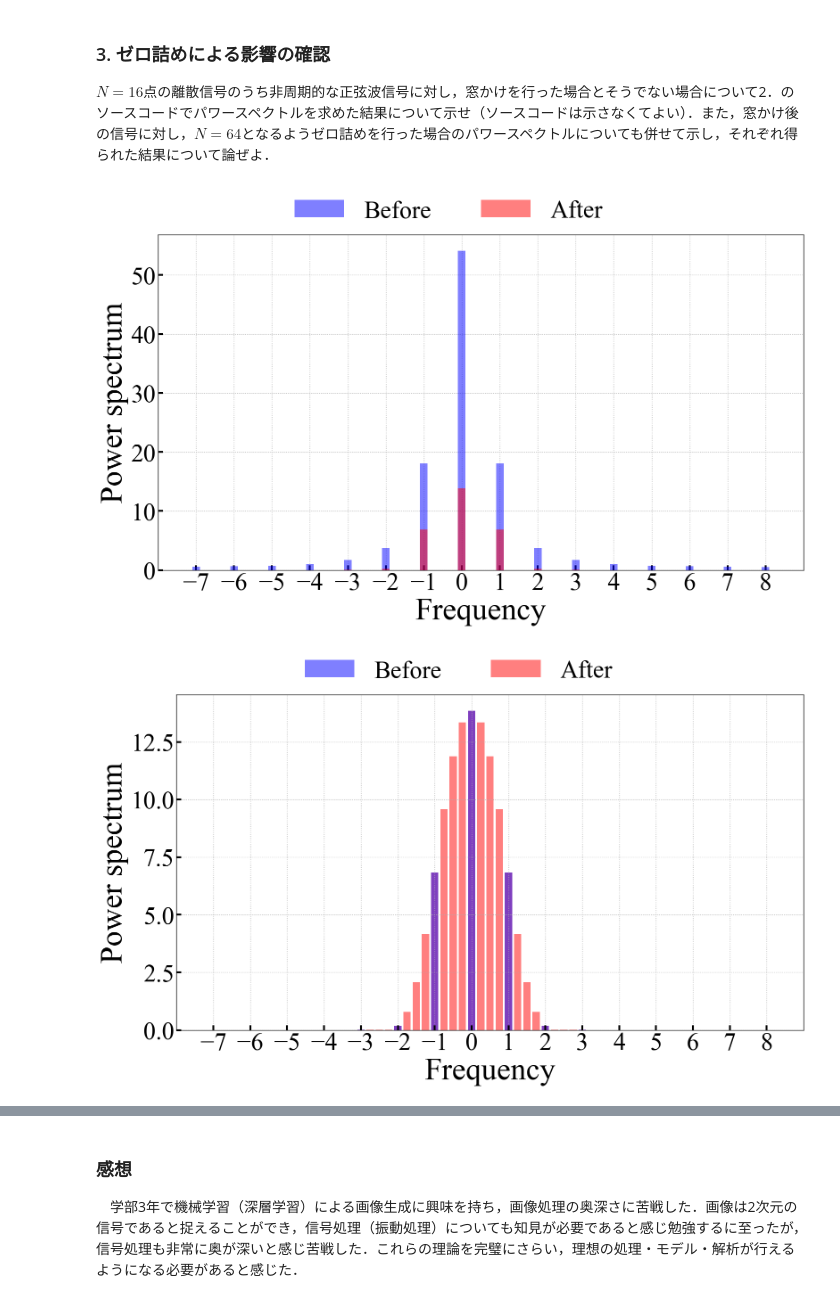
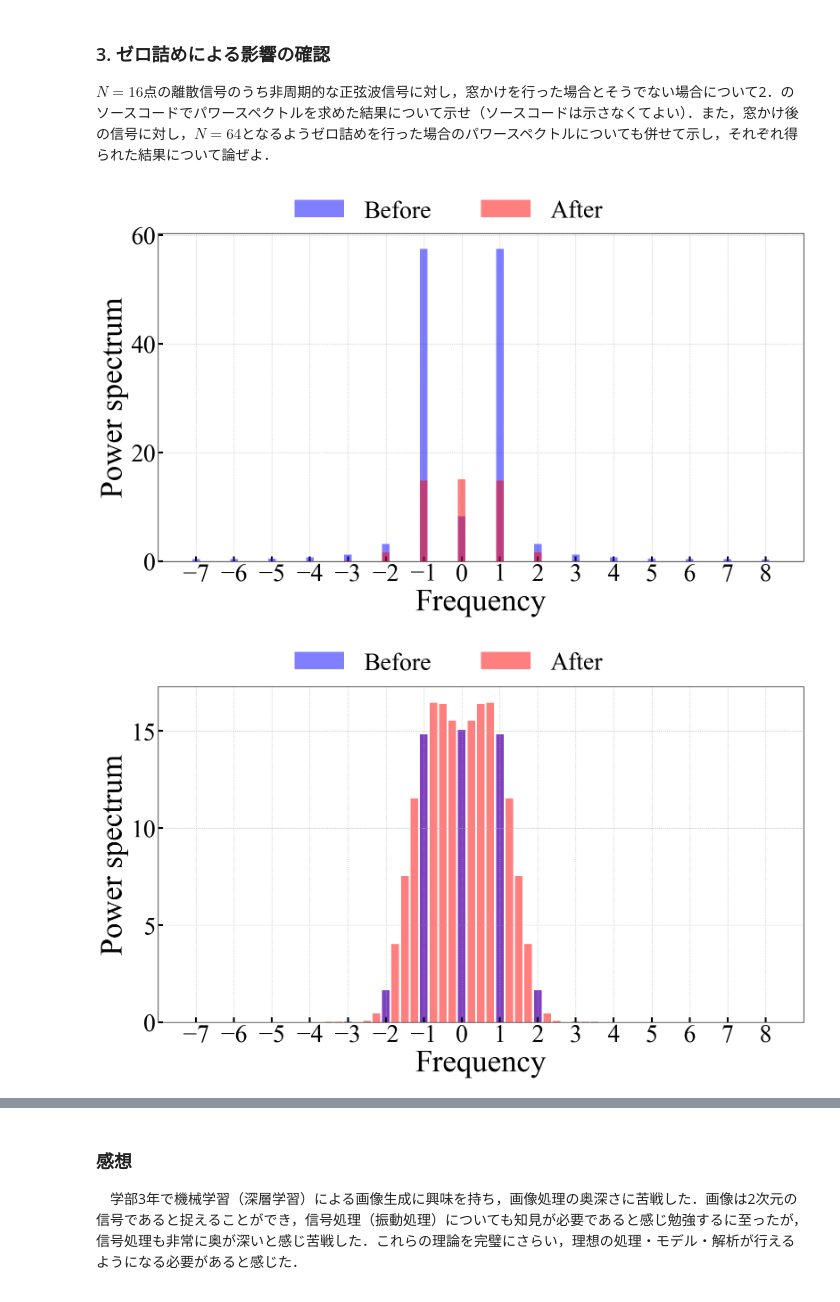
Before and after one commit to hatakeke/VibrationInformationProcessing, a Jupyter notebook: 第1回レポート.ipynb, the cells around one changed output, grey strips where cells are left out. Cells and saved outputs as stored; diff of their text form; code cells hidden in the pictures.

```diff
--- a/第1回レポート.ipynb
+++ b/第1回レポート.ipynb
@@ -194,7 +194,7 @@ $N=16$点の離散信号のうち非周期的な正弦波信号に対し，窓
 # Aperiodic signal setting
 N = 16
 t_samp = np.linspace(0, 1, N, endpoint=False)
-signal_aperiodic = np.cos(2 * np.pi * 1 / 3 * t_samp)
+signal_aperiodic = np.cos(2 * np.pi * 0.75 * t_samp)
 
 # Window function setting
 window = 0.5 * (1 - np.cos(2 * np.pi * t_samp))
@@ -253,35 +253,35 @@ zorder = 1
 for output, title, color in zip([spectrum_window, spectrum_padding], ['Before', 'After'], ['blue', 'red']):
     label = []
     power = []
     M = len(output)
     for i in range(0, M):
         if i > M / 2:
             label.append((i - M) / (M / N))
         else:
             label.append(i / (M / N))
         power.append(output[i].real ** 2 + output[i].imag ** 2)
 
     zorder -= 1
     ax.bar(label, power, color=color, alpha=0.5, width=0.2, label=title, zorder=zorder)
 
 ax.set_xlabel('Frequency', fontname="Times New Roman")
 ax.set_ylabel('Power spectrum', fontname="Times New Roman")
 
 ax.set_xticks(np.arange(-N // 2 + 1, N // 2 + 1))
 ax.set_xlim(-N // 2, N // 2 + 1)
 
 ax.grid(linestyle='dotted', linewidth=1)
 ax.set_axisbelow(True)
 
 ax.xaxis.set_tick_params(which='major', width=3.0, direction='in', bottom=True, top=False, length=8)
 ax.yaxis.set_tick_params(which='major', width=3.0, direction='in', left=True, right=False, length=8)
 
 plt.tight_layout()
 ax.legend(prop={"family":"Times New Roman", "size":40}, bbox_to_anchor=(0.45, 1.17), loc='upper center', frameon=False, shadow=True, ncol=4, fancybox=False, edgecolor='black')
 plt.show()
 # %% [output]
-[figure, old version]
+[figure, new version]
-[figure, old version]
+[figure, new version]
 # %% [markdown]
 　まず，正弦波信号$x(t)$を以下のように定義した．
 $$
```
Also changed, not shown: parts of 2 cells of this notebook.
